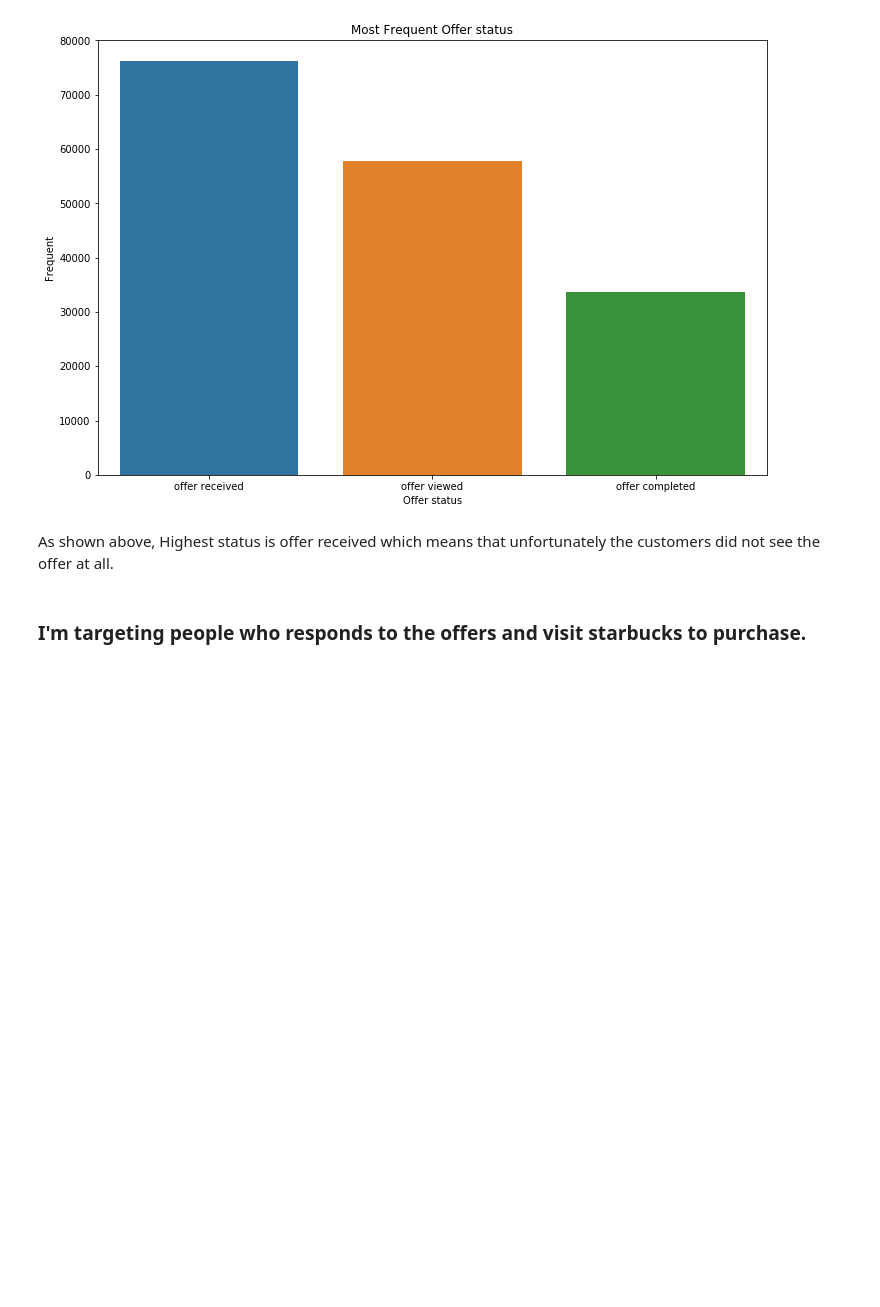
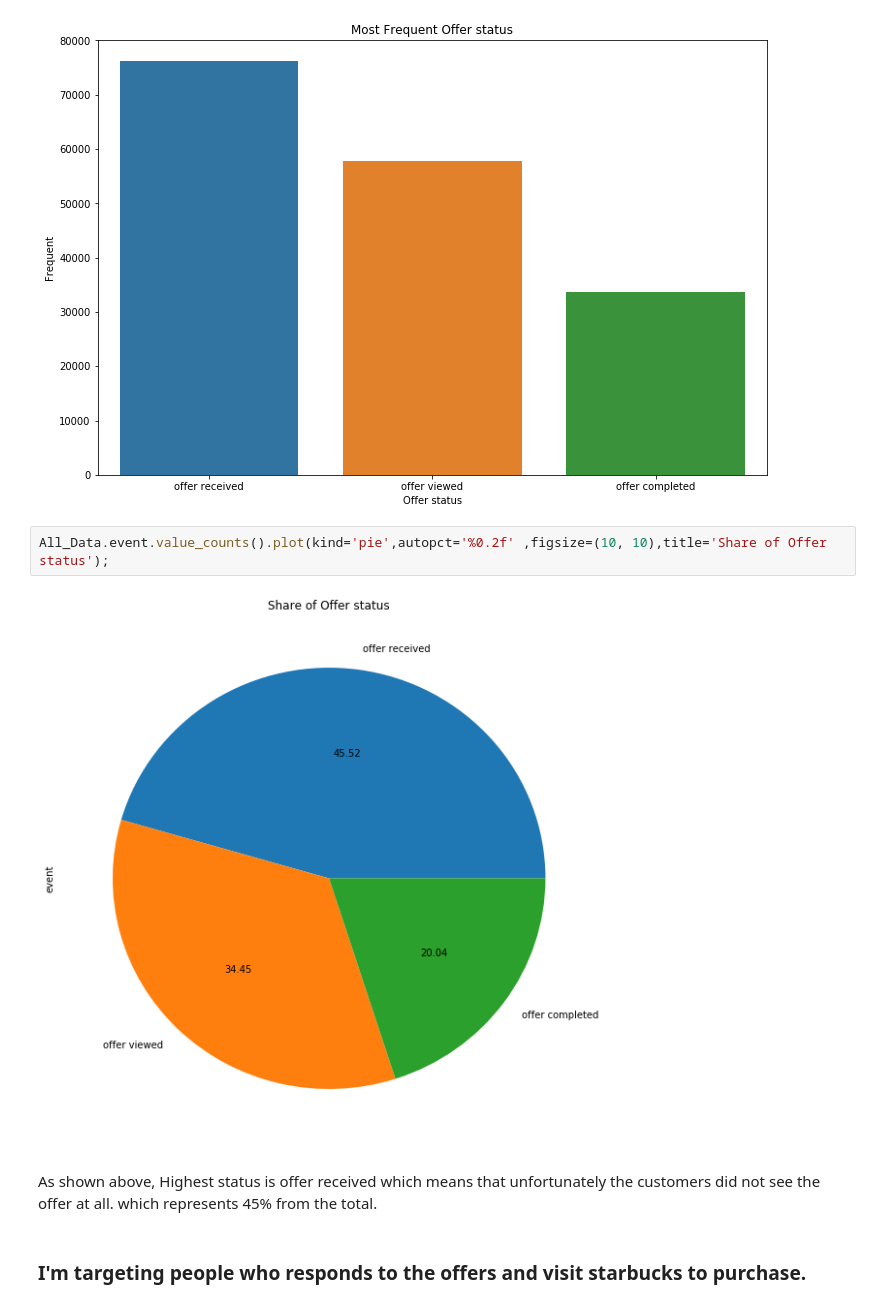
Before and after one commit to asaltuwalah/Starbucks-Capstone-Challenge, a Jupyter notebook: Starbucks_Capstone_notebook (2).ipynb, the cells around one changed output. Saved outputs shown, nothing was run; the diff lists cells and outputs as text; blank space fills up the shorter version.

```diff
--- a/Starbucks_Capstone_notebook (2).ipynb
+++ b/Starbucks_Capstone_notebook (2).ipynb
@@ -370,8 +402,12 @@ plt.xlabel('Offer status')
 plt.ylabel('Frequent');
 # %% [output]
 [figure]
+# %%
+All_Data.event.value_counts().plot(kind='pie',autopct='%0.2f' ,figsize=(10, 10),title='Share of Offer status');
+# %% [output]
+[figure, added]
 # %% [markdown]
-As shown above, Highest status is offer received which means that unfortunately the customers did not see the offer at all.
+As shown above, Highest status is offer received which means that unfortunately the customers did not see the offer at all. which represents 45% from the total.
 # %% [markdown]
 ### I'm targeting people who responds to the offers and visit starbucks to purchase.
 # %%
```
Also changed, not shown: parts of 16 cells of this notebook, 1 other file.
